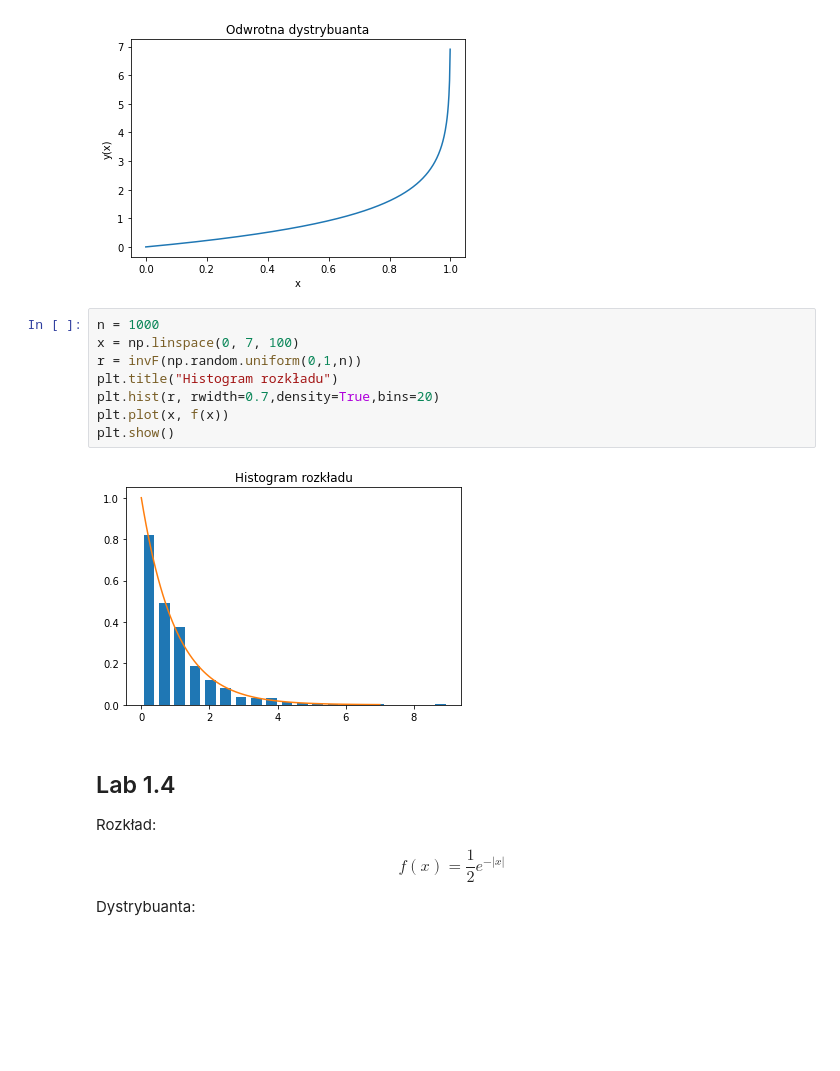
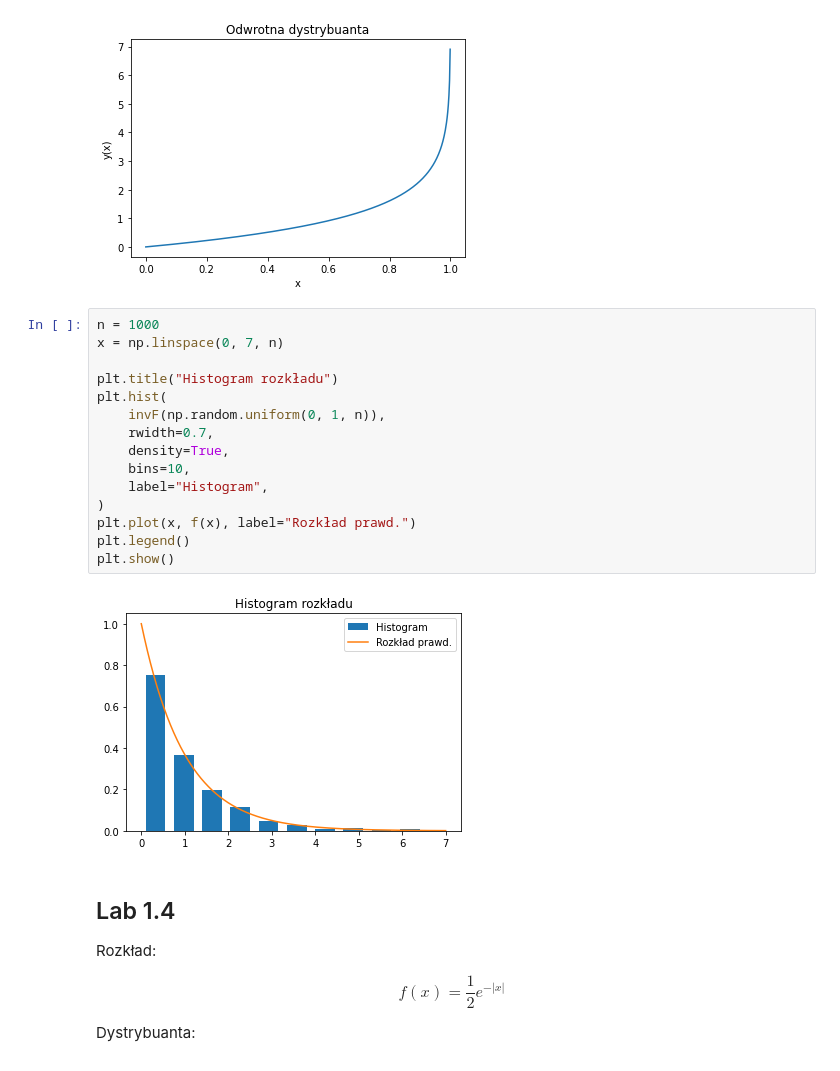
Before and after one commit to John15321/iims, a Jupyter notebook: lab0.ipynb, the cells around one changed output. Drawn from its saved outputs; the diff is of its cells as text; blank space fills up the shorter version.

```diff
--- a/lab0.ipynb
+++ b/lab0.ipynb
@@ -395,14 +395,21 @@ plt.show()
 [figure]
 # %%
 n = 1000
-x = np.linspace(0, 7, 100)
-r = invF(np.random.uniform(0,1,n))
+x = np.linspace(0, 7, n)
+
 plt.title("Histogram rozkładu")
-plt.hist(r, rwidth=0.7,density=True,bins=20)
-plt.plot(x, f(x))
+plt.hist(
+    invF(np.random.uniform(0, 1, n)),
+    rwidth=0.7,
+    density=True,
+    bins=10,
+    label="Histogram",
+)
+plt.plot(x, f(x), label="Rozkład prawd.")
+plt.legend()
 plt.show()
 # %% [output]
-[figure, old version]
+[figure, new version]
 # %% [markdown]
 ## Lab 1.4
 
```
Also changed, not shown: parts of 5 cells of this notebook.
